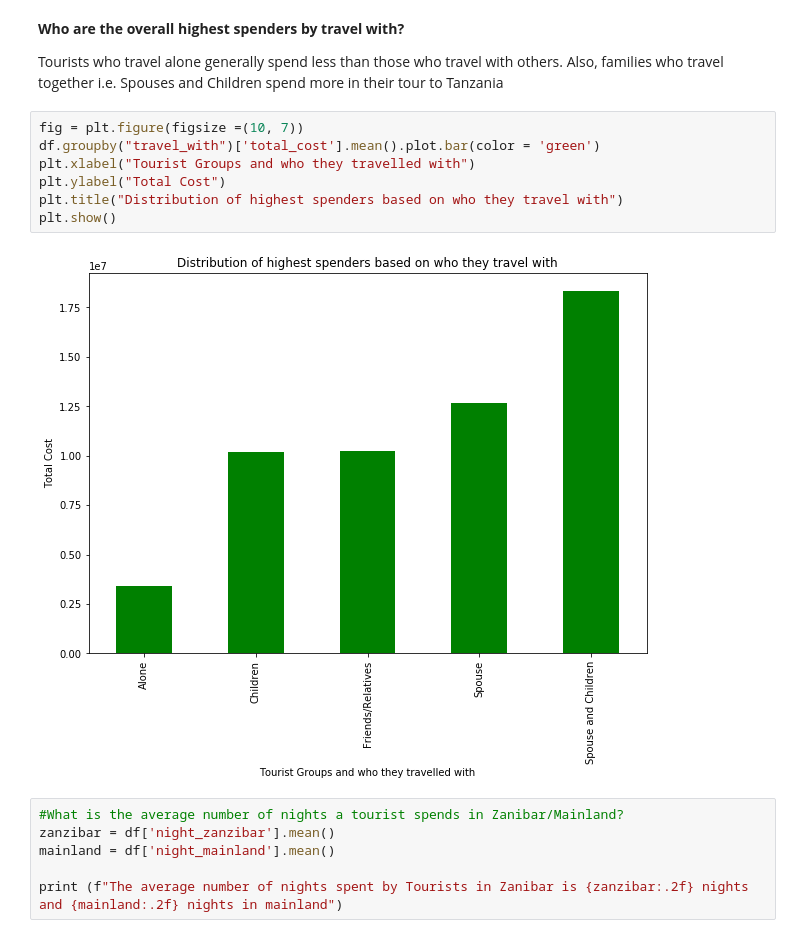
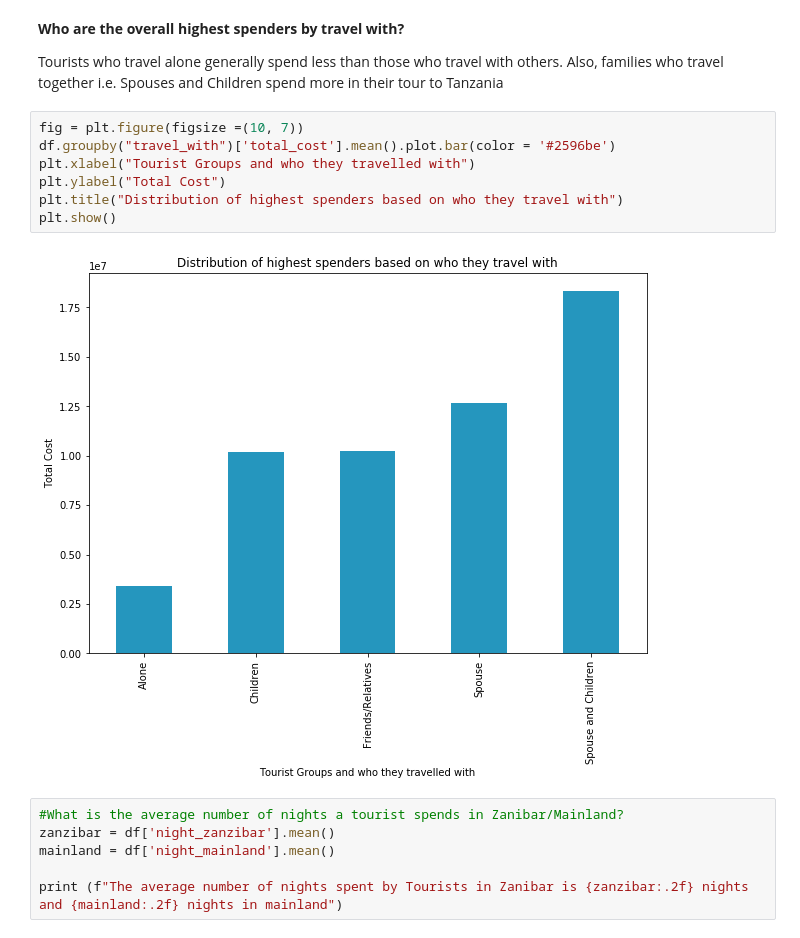
Before and after one commit to awojidetola/Dataline-Competition, a Jupyter notebook: Tanzania.ipynb, the cells around one changed output. Drawn from its saved outputs; the diff is of its cells as text.

```diff
--- a/Tanzania.ipynb
+++ b/Tanzania.ipynb
@@ -253,13 +260,13 @@ df.groupby("age_group")['total_cost'].mean().idxmax()
 Tourists who travel alone generally spend less than those who travel with others. Also, families who travel together i.e. Spouses and Children spend more in their tour to Tanzania
 # %%
 fig = plt.figure(figsize =(10, 7))
-df.groupby("travel_with")['total_cost'].mean().plot.bar(color = 'green')
+df.groupby("travel_with")['total_cost'].mean().plot.bar(color = '#2596be')
 plt.xlabel("Tourist Groups and who they travelled with")
 plt.ylabel("Total Cost")
 plt.title("Distribution of highest spenders based on who they travel with")
 plt.show()
 # %% [output]
-[figure, old version]
+[figure, new version]
 # %%
 #What is the average number of nights a tourist spends in Zanibar/Mainland?
 zanzibar = df['night_zanzibar'].mean()
```
Also changed, not shown: parts of 38 cells of this notebook, 1 other file.
